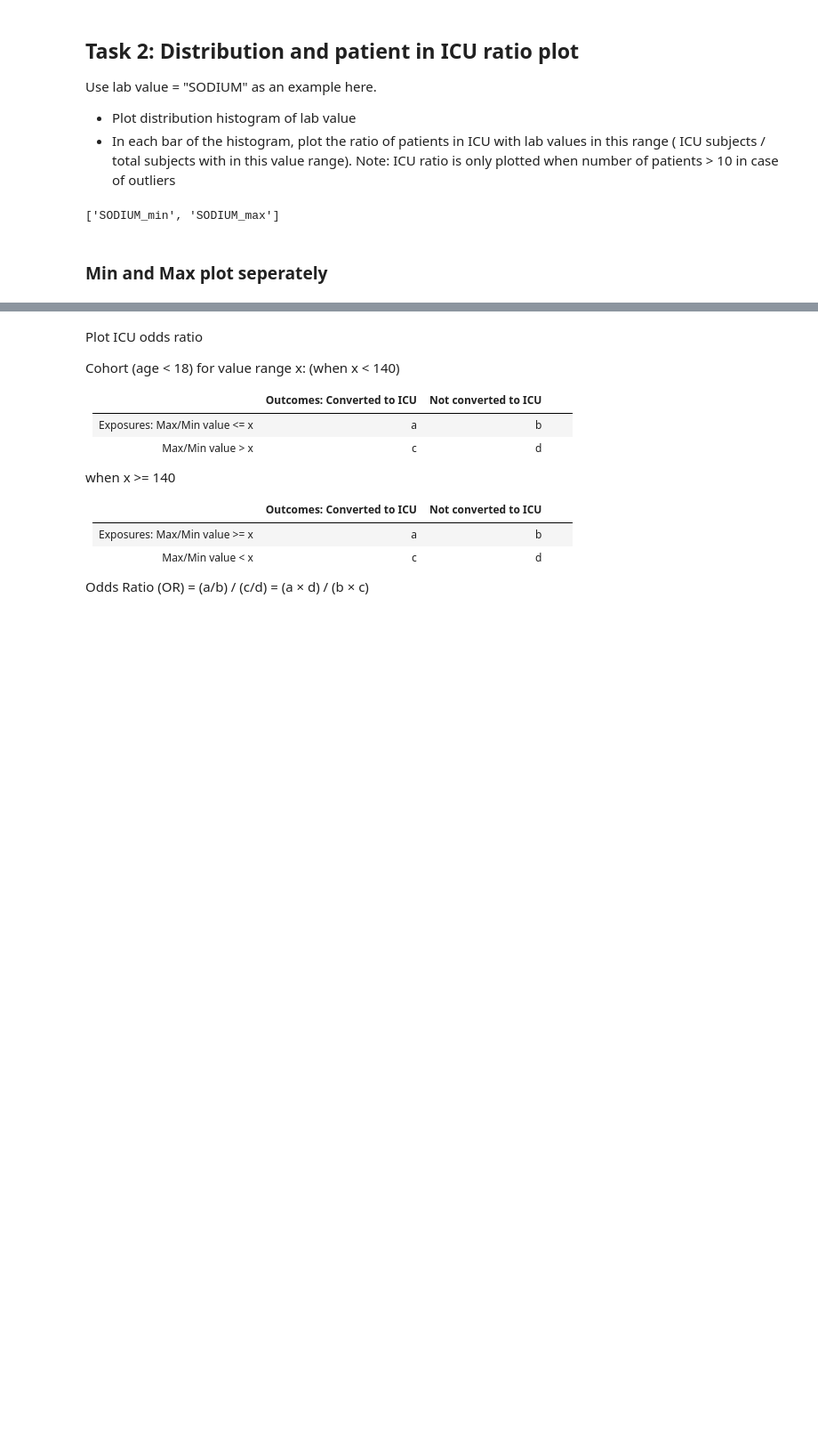
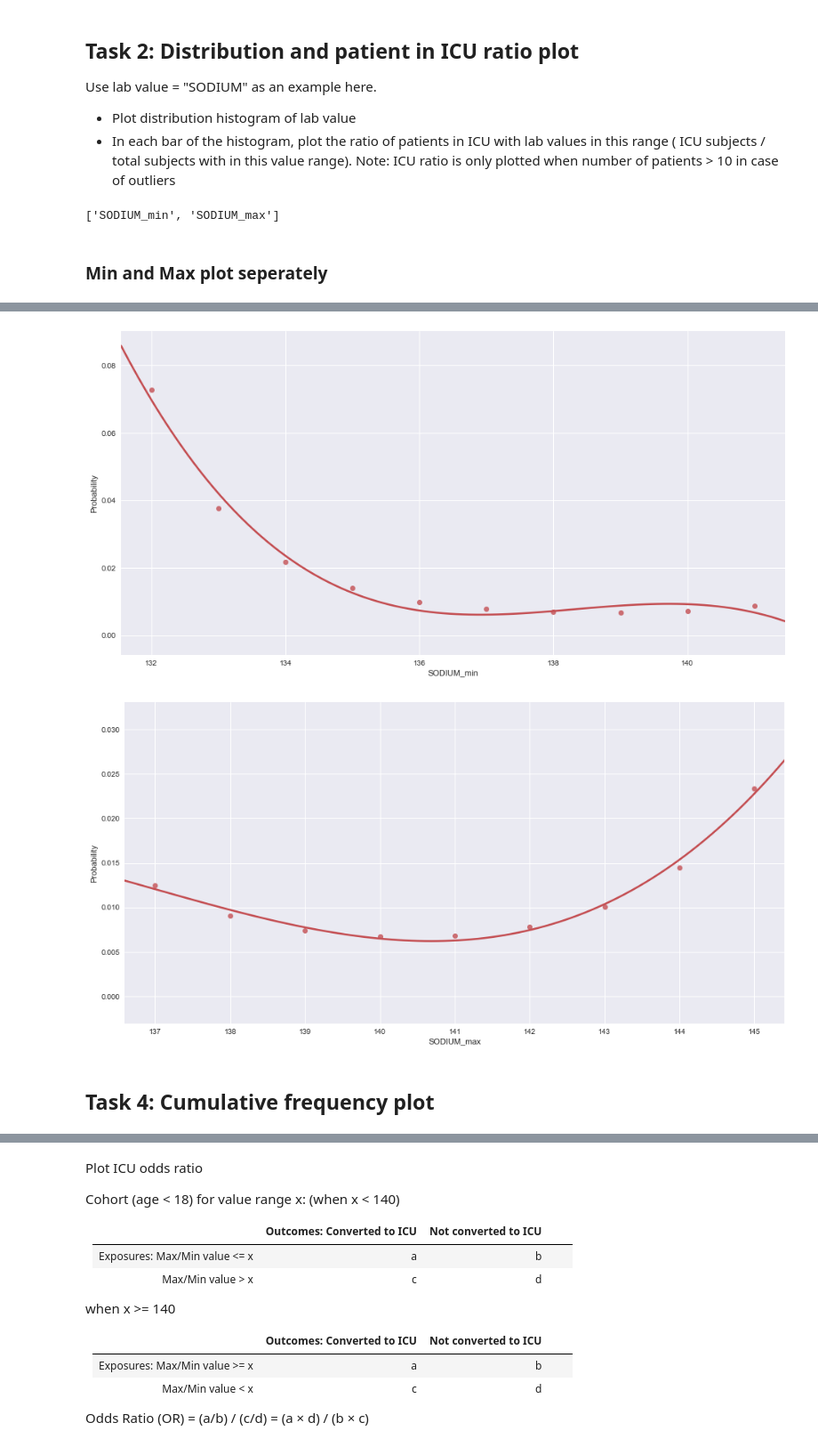
Before and after one commit to DuHao10086/ICPLM2017, a Jupyter notebook: Experiment.ipynb, the cells around one changed output, grey strips where cells are left out. Shown at 89% size. Drawn from its saved outputs; the diff is of its cells as text; code cells hidden in the pictures; blank space fills up the shorter version.

```diff
--- a/Experiment.ipynb
+++ b/Experiment.ipynb
@@ -145,0 +202,56 @@ for lab in lab_minmax:
+# %%
+for lab in lab_minmax:
+    tenth, nintieth = np.percentile(data[lab].dropna(), [5, 95])
+    fig, ax = plt.subplots()
+
+
+    _crit = [i and j for i, j in zip(data['age'] < 18.0, data[lab].map(lambda x: ~np.isnan(x)))]
+    _subjects = data.loc[_crit, 'Research.ID'].unique()
+    _group = data[data['Research.ID'].isin(_subjects)].groupby('Research.ID')
+
+    X = _group[lab].agg('max').as_matrix()
+    y = _group['included'].agg('max').astype(int).as_matrix()
+
+    bins = np.arange(tenth, nintieth)
+    _x = []
+    _y = []
+
+    p_y_1 = y.sum() / y.shape[0]
+    x_mean = np.mean(X)
+    x_std = np.std(X)
+    x_norm = scipy.stats.norm(x_mean, x_std)
+
+    pos_crit = [i and j and z for i, j, z in zip(data['age'] < 18.0, data[lab].map(lambda x: ~np.isnan(x)),
+                                                 data['included'])]
+    pos_subjects = data.loc[pos_crit, 'Research.ID'].unique()
+    pos_group = data[data['Research.ID'].isin(pos_subjects)].groupby('Research.ID')
+    X_pos = pos_group[lab].agg('max').as_matrix()
+    y_pos = pos_group['included'].agg('max').astype(int).as_matrix()
+    X_pos_mean = np.mean(X_pos)
+    X_pos_std = np.std(X_pos)
+    X_pos_norm = scipy.stats.norm(X_pos_mean, X_pos_std)
+
+    for i in bins:
+        _p = (X_pos_norm.pdf(i) * p_y_1) / x_norm.pdf(i)
+        #if _p > 1:
+        #print(X_pos_norm.pdf(i))
+        #print(x_norm.pdf(i))
+        #print(_p)
+        _x.append(i)
+        _y.append(_p)
+    #ax.scatter(x=_x, y=_y, c='r')
+    #print(_x)
+    #print(_y)
+    _x, _y = pd.Series(_x[:], name=""), pd.Series(_y[:], name="")
+    ax = sns.regplot(x=_x, y=_y,
+                      scatter_kws={"s": 50},
+                      color='r',
+                      order=3, ci=None, truncate=False)
+    #ax.set_xbound(lower=tenth, upper=nintieth)
+    ax.set_xlabel(lab)
+    ax.set_ylabel("Probability")
+# %% [output]
+[figure, added]
+[figure, added]
+# %% [markdown]
+## Task 4: Cumulative frequency plot
```
Also changed, not shown: parts of 22 cells of this notebook.
